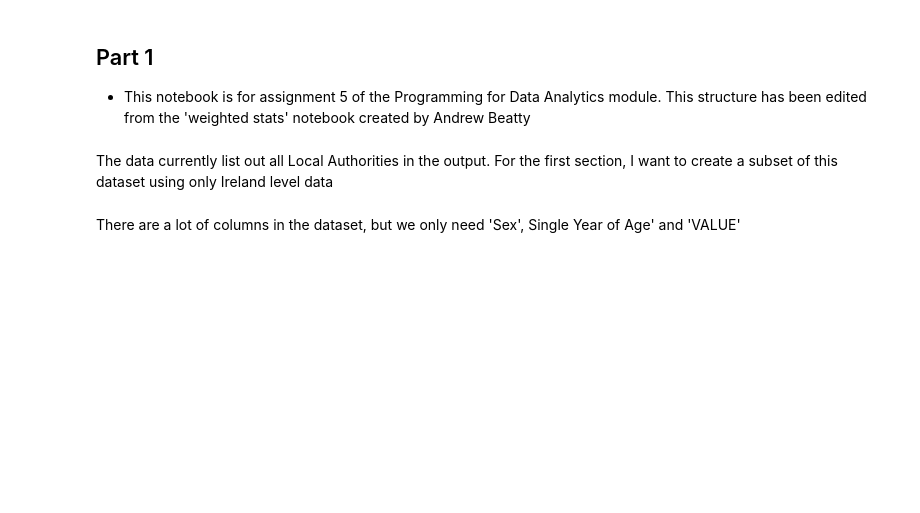
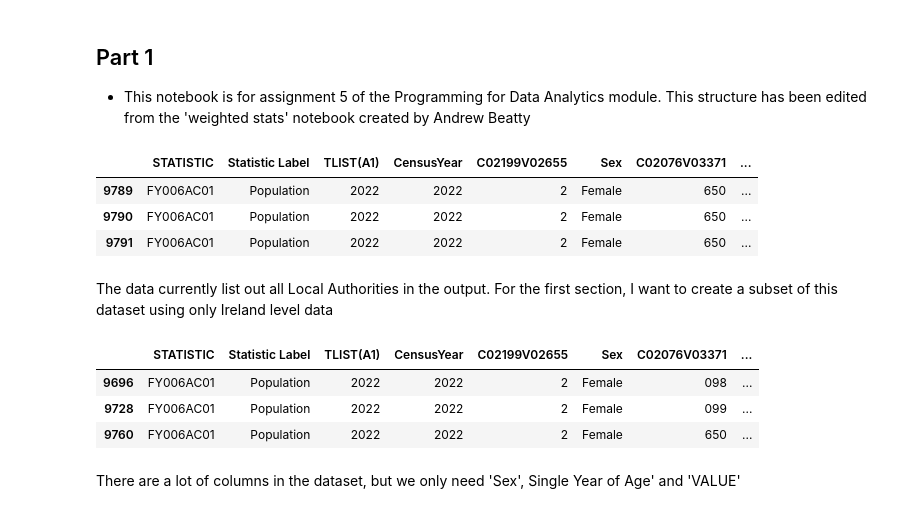
Before and after one commit to FaolanH/programming-for-data-analytics, a Jupyter notebook: pfda-assignments/assignment05_population.ipynb, the cells around one changed output. Drawn from its saved outputs; the diff is of its cells as text; code cells hidden in the pictures; blank space fills up the shorter version.

```diff
--- a/pfda-assignments/assignment05_population.ipynb
+++ b/pfda-assignments/assignment05_population.ipynb
@@ -30,18 +30,28 @@ In the same notebook.
 # The first step is bringing in modules used in this notebook
 import pandas as pd
 # %%
-#This is the dataset with the ages broken down by sex in Ireland
-url = "C:\Users\ClaireReilly\Downloads"
+# This is the dataset with the ages broken down by sex in Ireland
+url = "https://ws.cso.ie/public/api.restful/PxStat.Data.Cube_API.ReadDataset/FY006A/CSV/1.0/en"
 #Read in the url as a csv
 df = pd.read_csv(url)
 #Show the last three rows of data
 df.tail(3)
+# %% [output]
+|  | STATISTIC | Statistic Label | TLIST(A1) | CensusYear | C02199V02655 | Sex | C02076V03371 | ... |
+| 9789 | FY006AC01 | Population | 2022 | 2022 | 2 | Female | 650 | ... |
+| 9790 | FY006AC01 | Population | 2022 | 2022 | 2 | Female | 650 | ... |
+| 9791 | FY006AC01 | Population | 2022 | 2022 | 2 | Female | 650 | ... |
 # %% [markdown]
 The data currently list out all Local Authorities in the output. For the first section, I want to create a subset of this dataset using only Ireland level data
 # %%
 #We only need data for Ireland, so the other rows can be removed for now
 df = df[df["Administrative Counties"] == "Ireland"]
 df.tail(3)
+# %% [output]
+|  | STATISTIC | Statistic Label | TLIST(A1) | CensusYear | C02199V02655 | Sex | C02076V03371 | ... |
+| 9696 | FY006AC01 | Population | 2022 | 2022 | 2 | Female | 098 | ... |
+| 9728 | FY006AC01 | Population | 2022 | 2022 | 2 | Female | 099 | ... |
+| 9760 | FY006AC01 | Population | 2022 | 2022 | 2 | Female | 650 | ... |
 # %% [markdown]
 There are a lot of columns in the dataset, but we only need 'Sex', Single Year of Age' and 'VALUE'
 # %%
```
Also changed, not shown: parts of 19 cells of this notebook.
